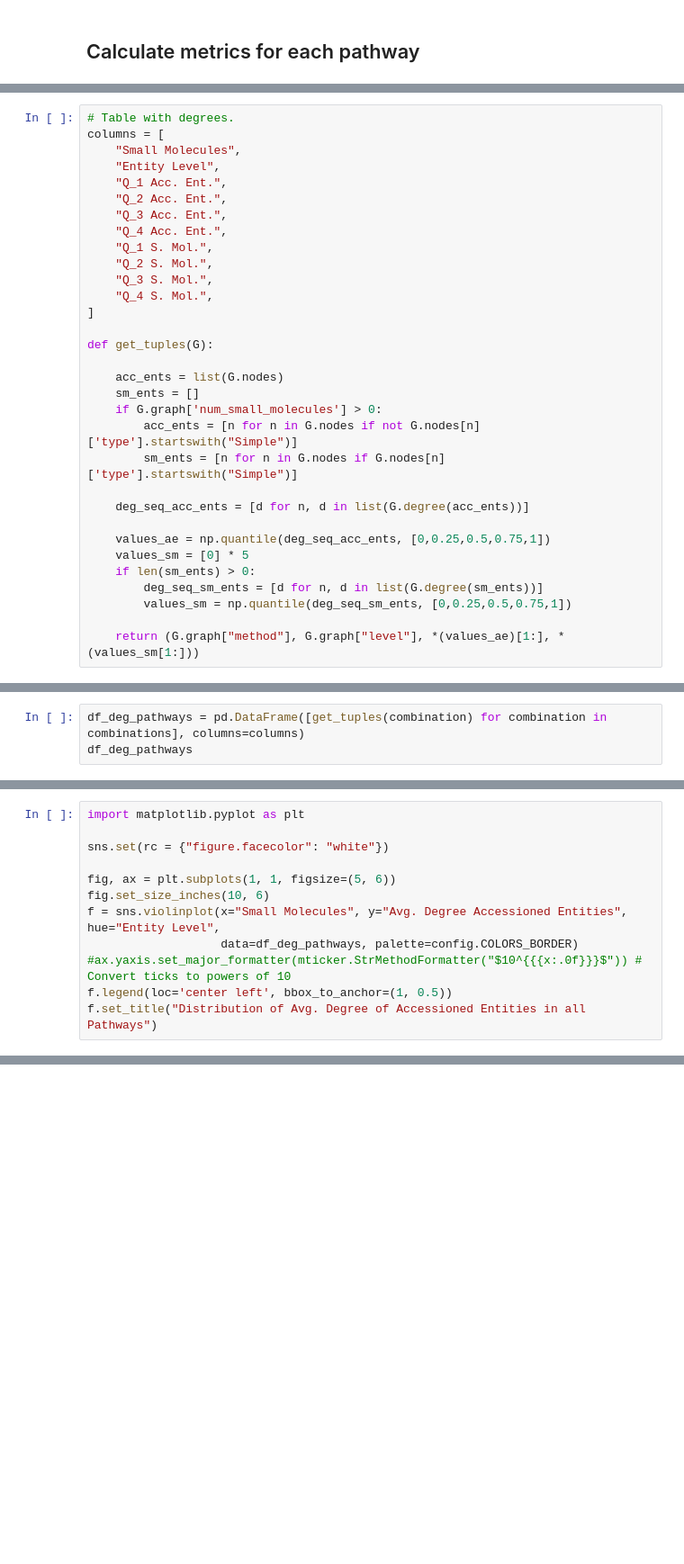
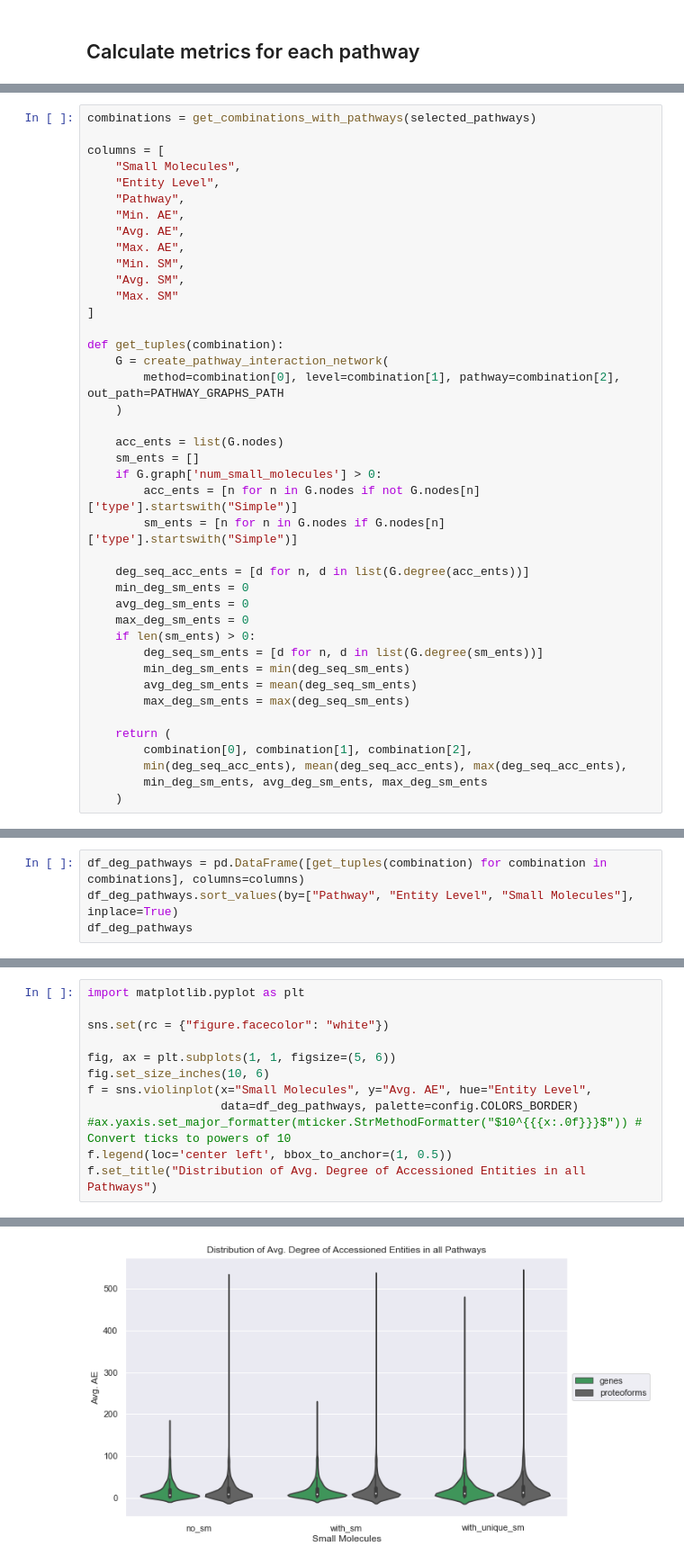
Before and after one commit to PathwayAnalysisPlatform/ProteoformNetworks, a Jupyter notebook: src/Python/2_2_degree.ipynb, the cells around one changed output, grey strips where cells are left out. Shown at 90% size. Drawn from its saved outputs; the diff is of its cells as text; blank space fills up the shorter version.

```diff
--- a/src/Python/2_2_degree.ipynb
+++ b/src/Python/2_2_degree.ipynb
@@ -604,19 +673,22 @@ df_pathways[["Pathway", "Increase Nodes Proteins-Proteoforms", "Increase Interac
 # %%
-# Table with degrees.
+combinations = get_combinations_with_pathways(selected_pathways)
+
 columns = [
     "Small Molecules",
     "Entity Level",
-    "Q_1 Acc. Ent.",
-    "Q_2 Acc. Ent.",
-    "Q_3 Acc. Ent.",
-    "Q_4 Acc. Ent.",
-    "Q_1 S. Mol.",
-    "Q_2 S. Mol.",
-    "Q_3 S. Mol.",
-    "Q_4 S. Mol.",
+    "Pathway",
+    "Min. AE",
+    "Avg. AE",
+    "Max. AE",
+    "Min. SM",
+    "Avg. SM",
+    "Max. SM"
 ]
 
-def get_tuples(G):
+def get_tuples(combination):
+    G = create_pathway_interaction_network(
+        method=combination[0], level=combination[1], pathway=combination[2], out_path=PATHWAY_GRAPHS_PATH
+    )
 
     acc_ents = list(G.nodes)
     sm_ents = []
@@ -625,11 +697,17 @@ def get_tuples(G):
         sm_ents = [n for n in G.nodes if G.nodes[n]['type'].startswith("Simple")]
 
     deg_seq_acc_ents = [d for n, d in list(G.degree(acc_ents))]
-
-    values_ae = np.quantile(deg_seq_acc_ents, [0,0.25,0.5,0.75,1])
-    values_sm = [0] * 5
+    min_deg_sm_ents = 0
+    avg_deg_sm_ents = 0
+    max_deg_sm_ents = 0
     if len(sm_ents) > 0:
         deg_seq_sm_ents = [d for n, d in list(G.degree(sm_ents))]
-        values_sm = np.quantile(deg_seq_sm_ents, [0,0.25,0.5,0.75,1])
+        min_deg_sm_ents = min(deg_seq_sm_ents)
+        avg_deg_sm_ents = mean(deg_seq_sm_ents)
+        max_deg_sm_ents = max(deg_seq_sm_ents)
 
-    return (G.graph["method"], G.graph["level"], *(values_ae)[1:], *(values_sm[1:]))
+    return (
+        combination[0], combination[1], combination[2],
+        min(deg_seq_acc_ents), mean(deg_seq_acc_ents), max(deg_seq_acc_ents),
+        min_deg_sm_ents, avg_deg_sm_ents, max_deg_sm_ents
+    )
@@ -706,3 +714,4 @@ def get_tuples(combination):
 # %%
 df_deg_pathways = pd.DataFrame([get_tuples(combination) for combination in combinations], columns=columns)
+df_deg_pathways.sort_values(by=["Pathway", "Entity Level", "Small Molecules"], inplace=True)
 df_deg_pathways
@@ -733,8 +766,9 @@ sns.set(rc = {"figure.facecolor": "white"})
 
 fig, ax = plt.subplots(1, 1, figsize=(5, 6))
 fig.set_size_inches(10, 6)
-f = sns.violinplot(x="Small Molecules", y="Avg. Degree Accessioned Entities", hue="Entity Level",
+f = sns.violinplot(x="Small Molecules", y="Avg. AE", hue="Entity Level",
                    data=df_deg_pathways, palette=config.COLORS_BORDER)
 #ax.yaxis.set_major_formatter(mticker.StrMethodFormatter("$10^{{{x:.0f}}}$")) # Convert ticks to powers of 10
 f.legend(loc='center left', bbox_to_anchor=(1, 0.5))
 f.set_title("Distribution of Avg. Degree of Accessioned Entities in all Pathways")
+# %% [output]
@@ -741,3 +776,4 @@ f.set_title("Distribution of Avg. Degree of Accessioned Entities in all Pathways
+[figure, added]
 # %%
 import matplotlib.pyplot as plt
 
```
Also changed, not shown: parts of 32 cells of this notebook, 5 other files.
